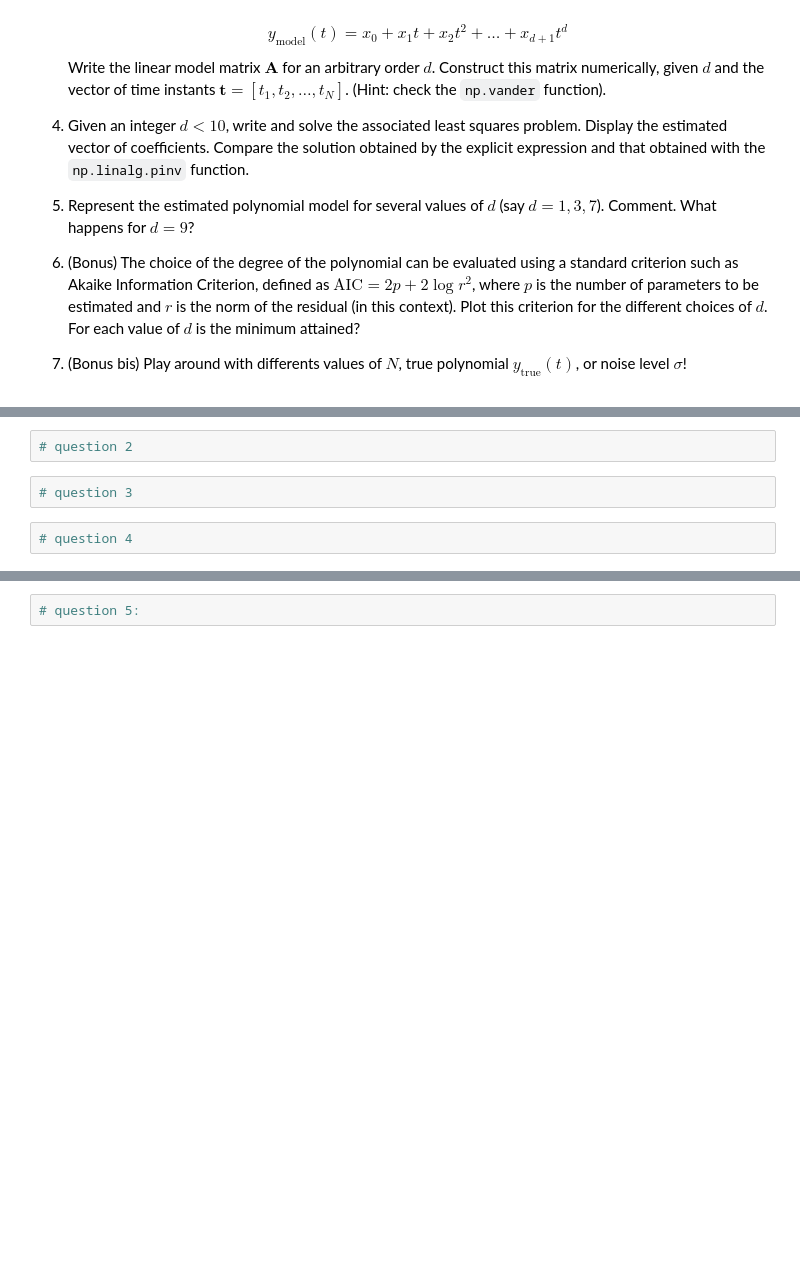
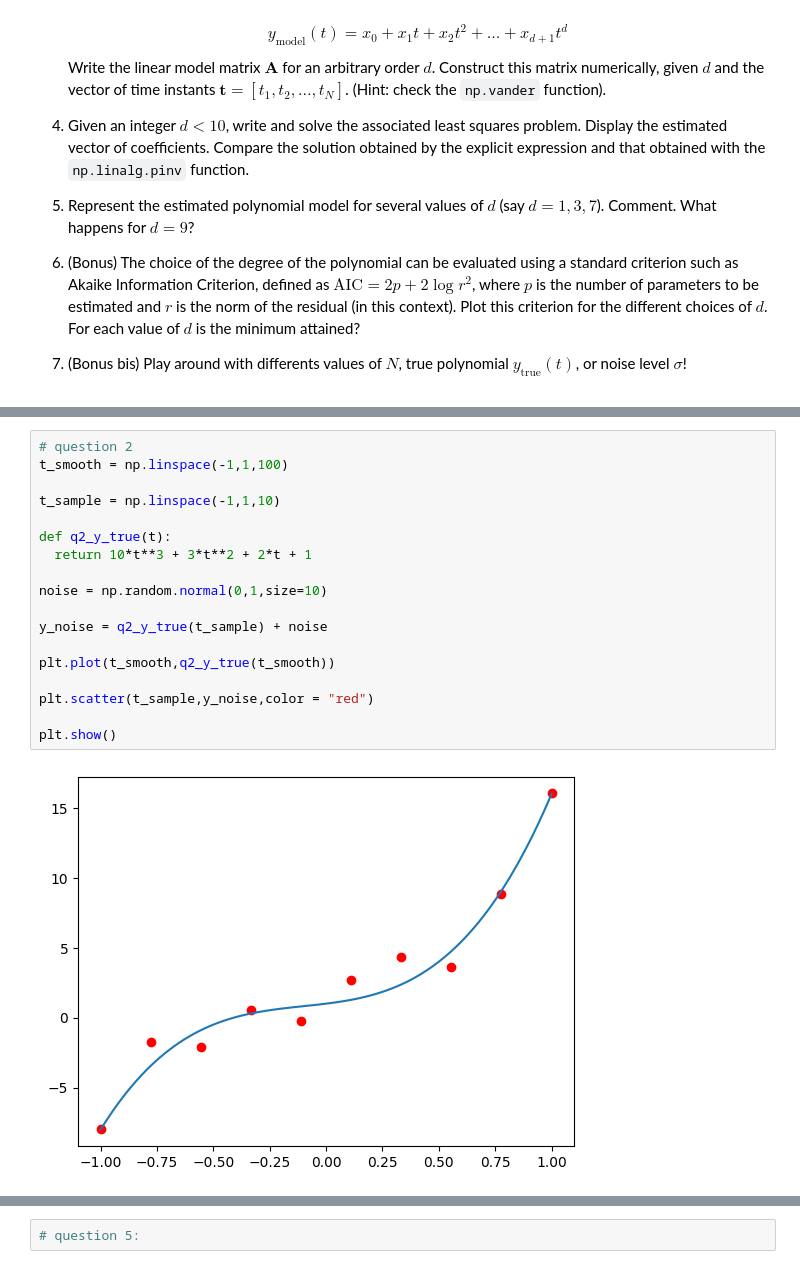
Before and after one commit to umaairr/OptimisationLW, a Jupyter notebook: labs/LW1.ipynb, the cells around one changed output, grey strips where cells are left out. Drawn from its saved outputs; the diff is of its cells as text; blank space fills up the shorter version.

```diff
--- a/labs/LW1.ipynb
+++ b/labs/LW1.ipynb
@@ -54,9 +53,23 @@ plt.plot(new, q1_y_true(new))
 plt.show()
 # %% [output]
 [figure]
-# %%
-# question 2
-# %%
-# question 3
-# %%
-# question 4
+# %%
+# question 2
+t_smooth = np.linspace(-1,1,100)
+
+t_sample = np.linspace(-1,1,10)
+
+def q2_y_true(t):
+  return 10*t**3 + 3*t**2 + 2*t + 1
+
+noise = np.random.normal(0,1,size=10)
+
+y_noise = q2_y_true(t_sample) + noise
+
+plt.plot(t_smooth,q2_y_true(t_smooth))
+
+plt.scatter(t_sample,y_noise,color = "red")
+
+plt.show()
+# %% [output]
+[figure, added]
```
Also changed, not shown: parts of 3 cells of this notebook.
